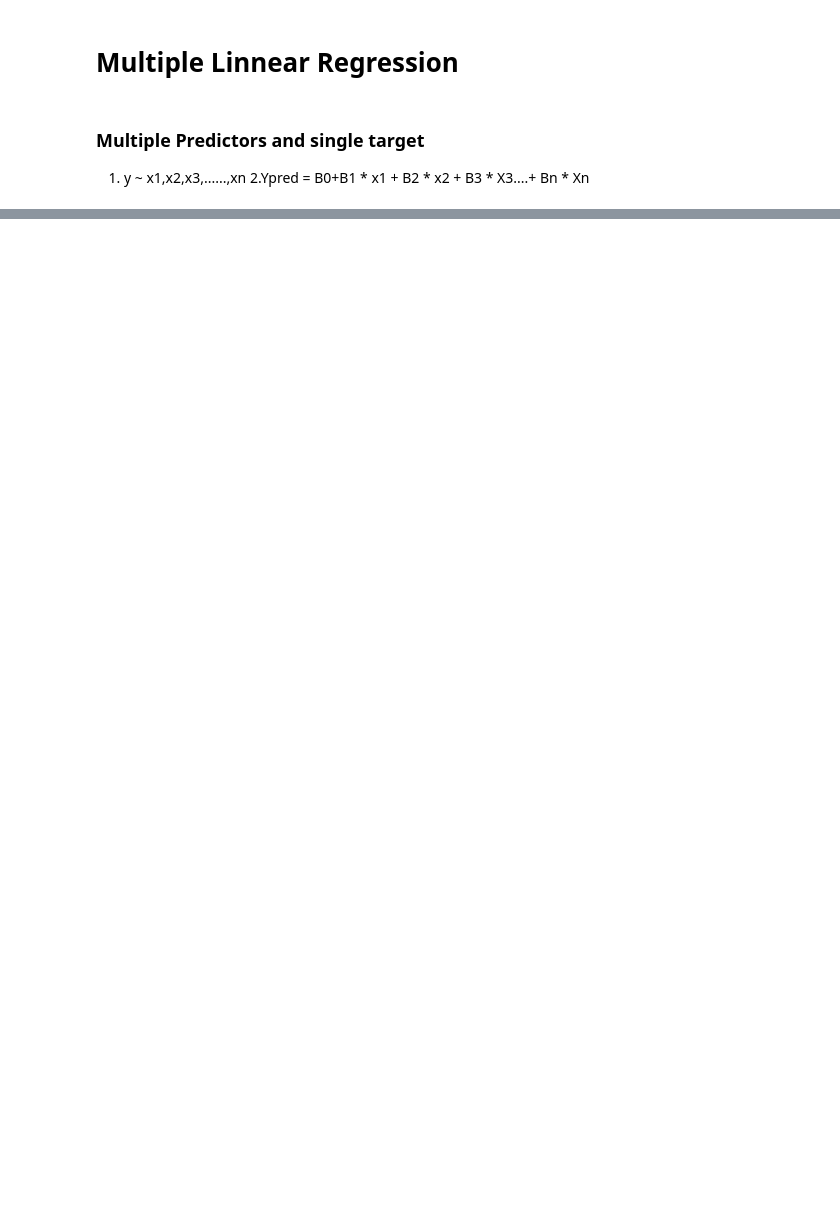
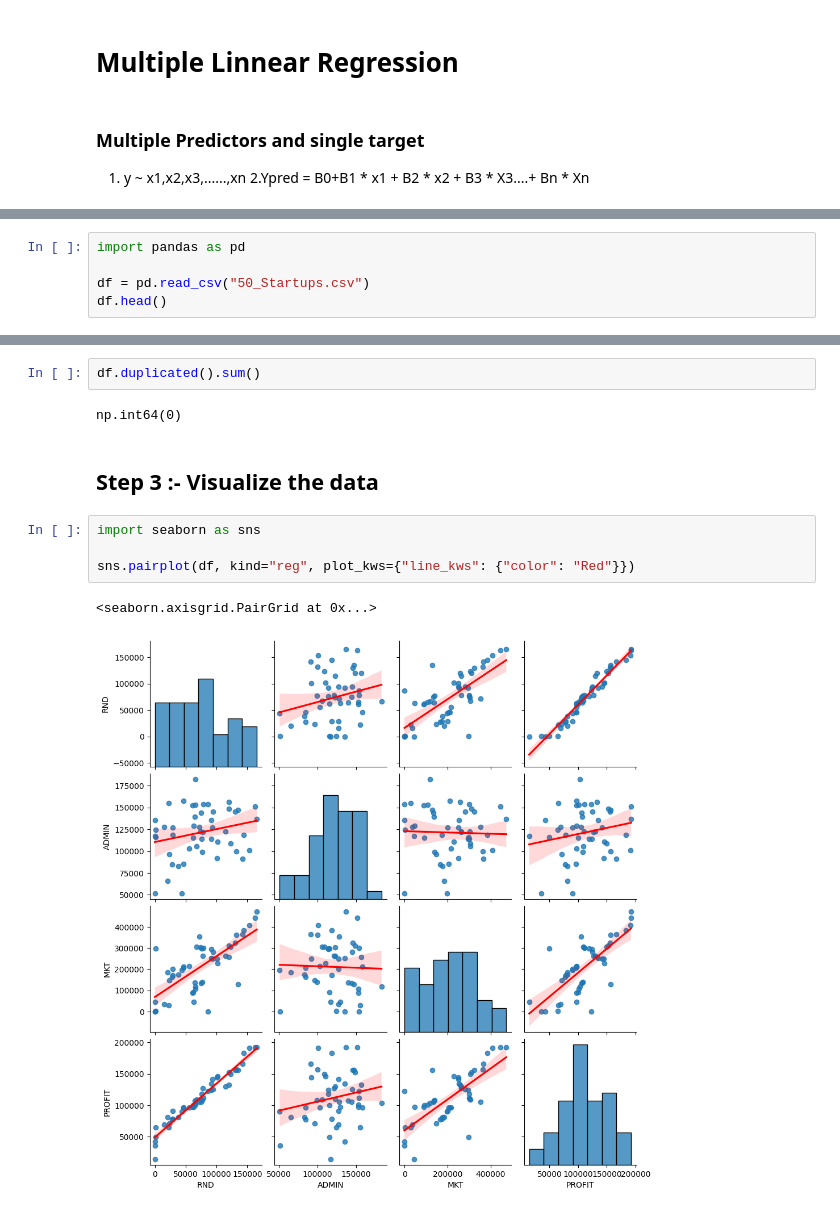
Before and after one commit to apurva123-hub/machine_learing, a Jupyter notebook: 02.Multiple Linnear Regression/MLR.ipynb, the cells around one changed output, grey strips where cells are left out. Saved outputs shown, nothing was run; the diff lists cells and outputs as text; blank space fills up the shorter version.

```diff
--- a/02.Multiple Linnear Regression/MLR.ipynb
+++ b/02.Multiple Linnear Regression/MLR.ipynb
@@ -13,0 +14,5 @@ ImportError: cannot import name 'filterwarings' from 'warnings' (D:\apurva\Lib\w
+# %%
+import pandas as pd
+
+df = pd.read_csv("50_Startups.csv")
+df.head()
@@ -13,0 +55,13 @@ ImportError: cannot import name 'filterwarings' from 'warnings' (D:\apurva\Lib\w
+# %%
+df.duplicated().sum()
+# %% [output]
+np.int64(0)
+# %% [markdown]
+## Step 3 :- Visualize the data
+# %%
+import seaborn as sns
+
+sns.pairplot(df, kind="reg", plot_kws={"line_kws": {"color": "Red"}})
+# %% [output]
+<seaborn.axisgrid.PairGrid at 0x...>
+[figure, added]
```
Also changed, not shown: parts of 31 cells of this notebook.
